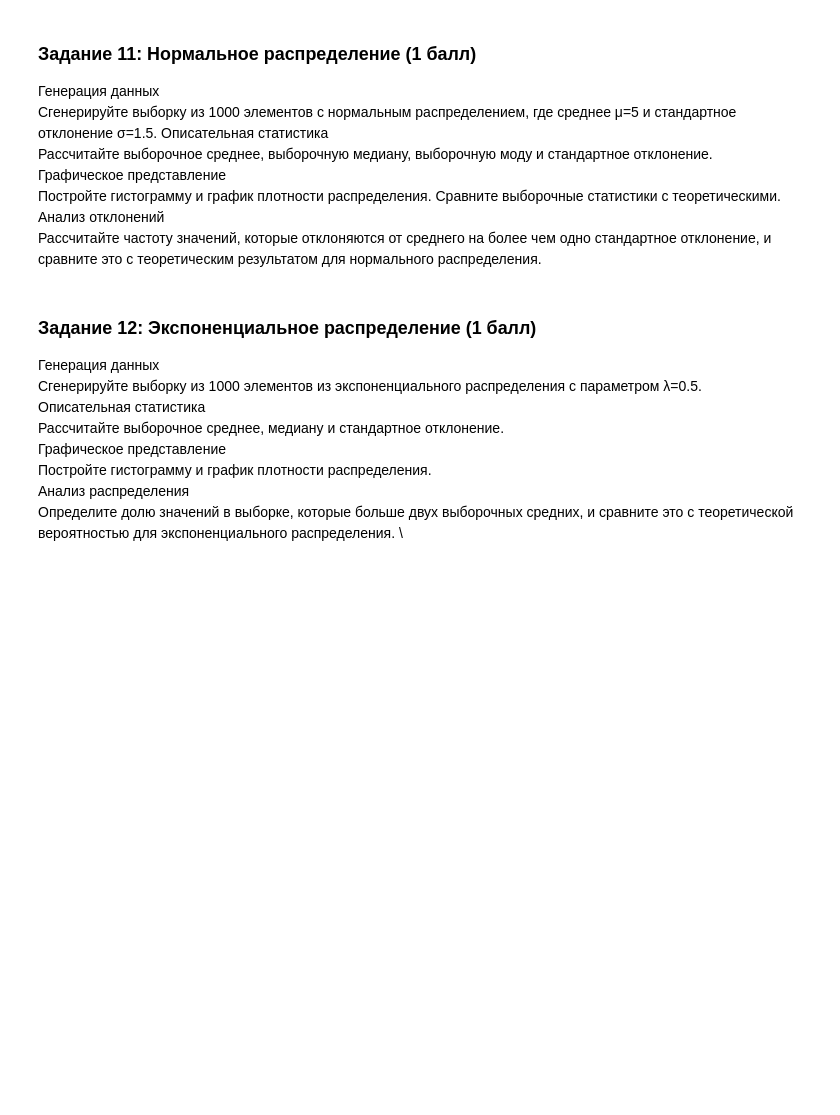
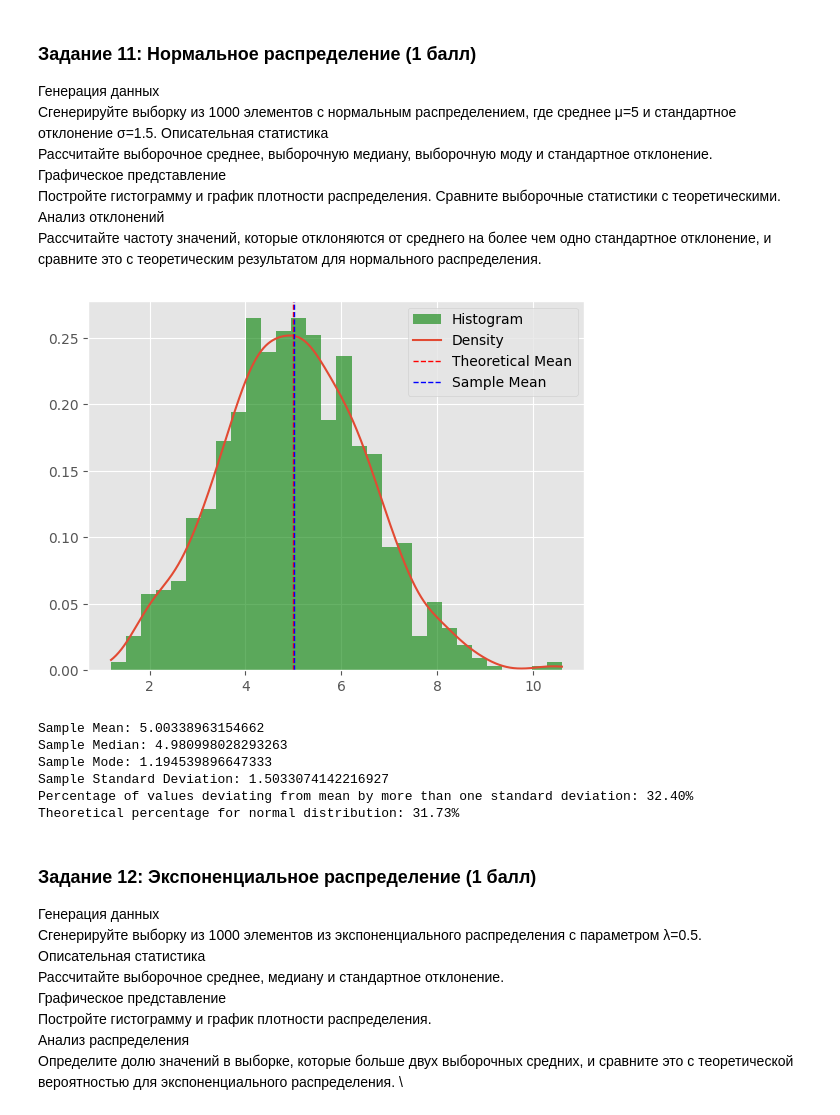
Before and after one commit to Evgenii-Iurin/ITMO, a Jupyter notebook: itmo_math_stat/ITMO_MathStat_HW_1.ipynb, the cells around one changed output. Cells and saved outputs as stored; diff of their text form; code cells hidden in the pictures; blank space fills up the shorter version.

```diff
--- a/itmo_math_stat/ITMO_MathStat_HW_1.ipynb
+++ b/itmo_math_stat/ITMO_MathStat_HW_1.ipynb
@@ -365,6 +390,57 @@ plt.show()
 Постройте гистограмму и график плотности распределения. Сравните выборочные статистики с теоретическими. \
 Анализ отклонений \
 Рассчитайте частоту значений, которые отклоняются от среднего на более чем одно стандартное отклонение, и сравните это с теоретическим результатом для нормального распределения.
+# %%
+import numpy as np
+import scipy.stats as stats
+
+# Step 1: Generate a sample of 1000 elements from a normal distribution with μ=5 and σ=1.5
+mu = 5
+sigma = 1.5
+sample_size = 1000
+sample = np.random.normal(mu, sigma, sample_size)
+
+# Step 2: Descriptive statistics
+sample_mean = np.mean(sample)
+sample_median = np.median(sample)
+sample_mode = stats.mode(sample, keepdims=False)[0]  # mode returns a tuple, we take the first element
+sample_std = np.std(sample, ddof=1)  # Use ddof=1 to get the sample standard deviation
+
+# Step 3: Histogram and density plot (this is commented out, as you requested no visualization)
+import matplotlib.pyplot as plt
+plt.hist(sample, bins=30, density=True, alpha=0.6, color='g', label='Histogram')
+density = stats.gaussian_kde(sample)
+x_vals = np.linspace(min(sample), max(sample), 1000)
+plt.plot(x_vals, density(x_vals), label='Density')
+plt.axvline(mu, color='red', linestyle='dashed', linewidth=1, label='Theoretical Mean')
+plt.axvline(sample_mean, color='blue', linestyle='dashed', linewidth=1, label='Sample Mean')
+plt.legend()
+plt.show()
+
+# Step 4: Analyze deviations
+# Calculate the percentage of values more than one standard deviation away from the mean
+deviation_threshold = 1 * sigma
+deviated_values = np.sum(np.abs(sample - mu) > deviation_threshold)
+deviated_percentage = deviated_values / sample_size * 100
+
+# Theoretical percentage of values more than one standard deviation away for normal distribution
+theoretical_percentage = (1 - stats.norm.cdf(1) + stats.norm.cdf(-1)) * 100
+
+# Output the calculated statistics
+print(f"Sample Mean: {sample_mean}")
+print(f"Sample Median: {sample_median}")
+print(f"Sample Mode: {sample_mode}")
+print(f"Sample Standard Deviation: {sample_std}")
+print(f"Percentage of values deviating from mean by more than one standard deviation: {deviated_percentage:.2f}%")
+print(f"Theoretical percentage for normal distribution: {theoretical_percentage:.2f}%")
+# %% [output]
+[figure, added]
+Sample Mean: 5.00338963154662
+Sample Median: 4.980998028293263
+Sample Mode: 1.194539896647333
+Sample Standard Deviation: 1.5033074142216927
+Percentage of values deviating from mean by more than one standard deviation: 32.40%
+Theoretical percentage for normal distribution: 31.73%
 # %% [markdown]
 ### Задание 12: Экспоненциальное распределение (1 балл)
 Генерация данных \
```
Also changed, not shown: parts of 4 cells of this notebook.
